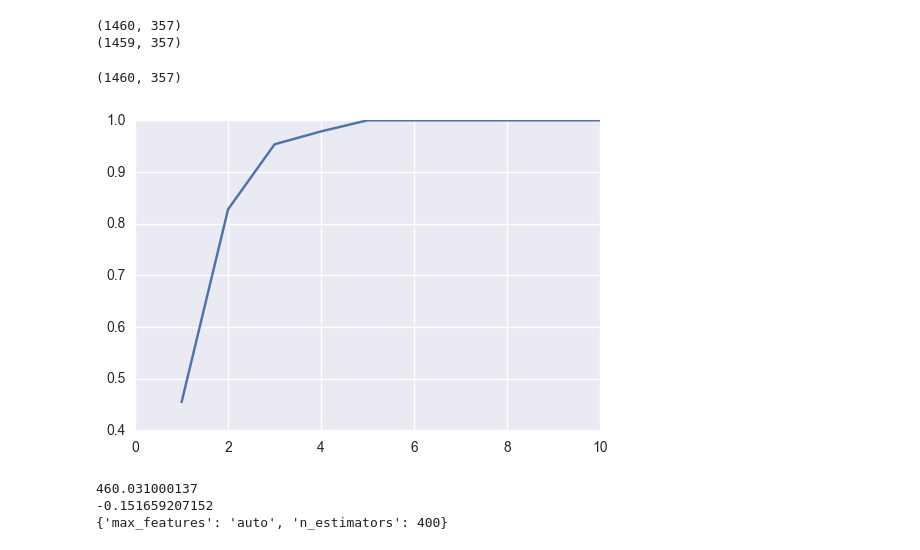
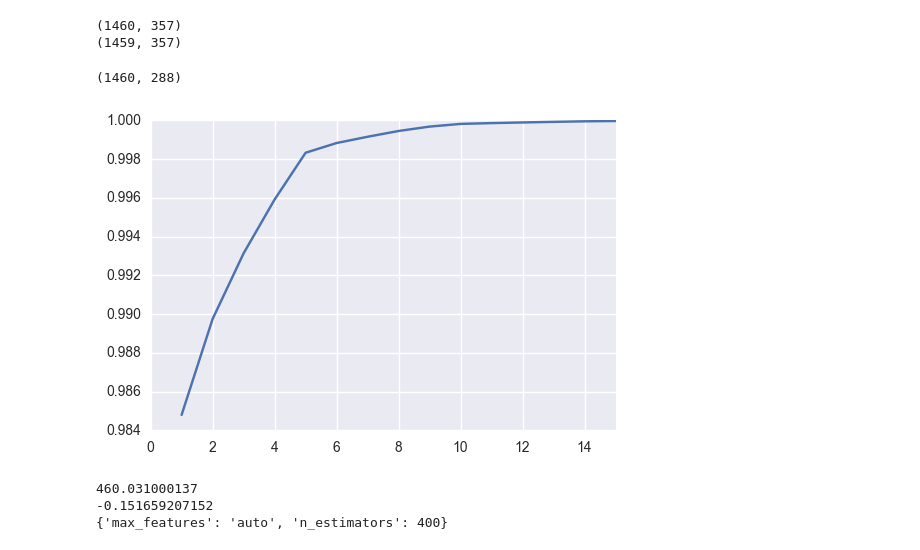
Before and after one commit to kctobin/207, a Jupyter notebook: RealEstateFinal - 3b Non-linear Models.ipynb, the cells around one changed output. Saved outputs shown, nothing was run; the diff lists cells and outputs as text; code cells hidden in the pictures.

```diff
--- a/RealEstateFinal - 3b Non-linear Models.ipynb
+++ b/RealEstateFinal - 3b Non-linear Models.ipynb
@@ -101,20 +101,36 @@ rkr_model = KR(kernel="rbf")
 x = train.copy()
 y = train_labels.copy()
 
+##comment this out
+train = pd.read_csv('data/train.csv',delimiter=',',header=0)
+test = pd.read_csv('data/test.csv',delimiter=',',header=0)
+
+all_data = pd.concat((train.loc[:,'MSSubClass':'SaleCondition'],
+                      test.loc[:,'MSSubClass':'SaleCondition']))
+
+all_data = pd.get_dummies(all_data)
+
+all_data = all_data.fillna(all_data.mean())
+
+x = all_data[:train.shape[0]]
+test = all_data[train.shape[0]:]
+y = np.log(train.SalePrice)
+##
+
 print x.shape
 # %% [output]
-(1460, 357)
+(1460, 288)
 # %%
-pca_test = PCA(10)
+pca_test = PCA(15)
 pca_test.fit(x)
 var = []
-for a in range(10):
+for a in range(15):
     var.append(np.sum(pca_test.explained_variance_ratio_[:a+1]))
 
-plt.plot(range(1,11), var)
-plt.xlim((0,10));
+plt.plot(range(1,16), var)
+plt.xlim((0,15));
 # %% [output]
-[figure, old version]
+[figure, new version]
 # %%
 #RandomForestRegressor
 est = [250,300,350,400,450,500]
```
Also changed, not shown: parts of 6 cells of this notebook, 5 other files.
